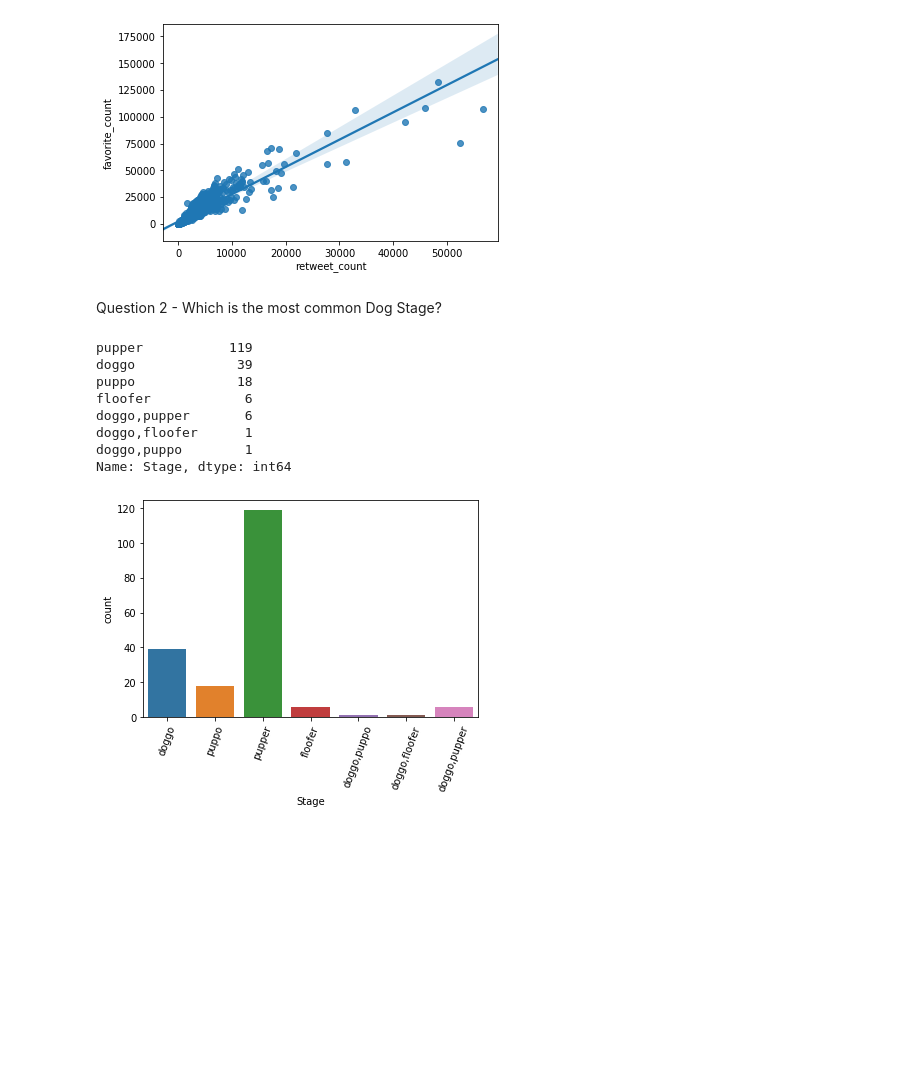
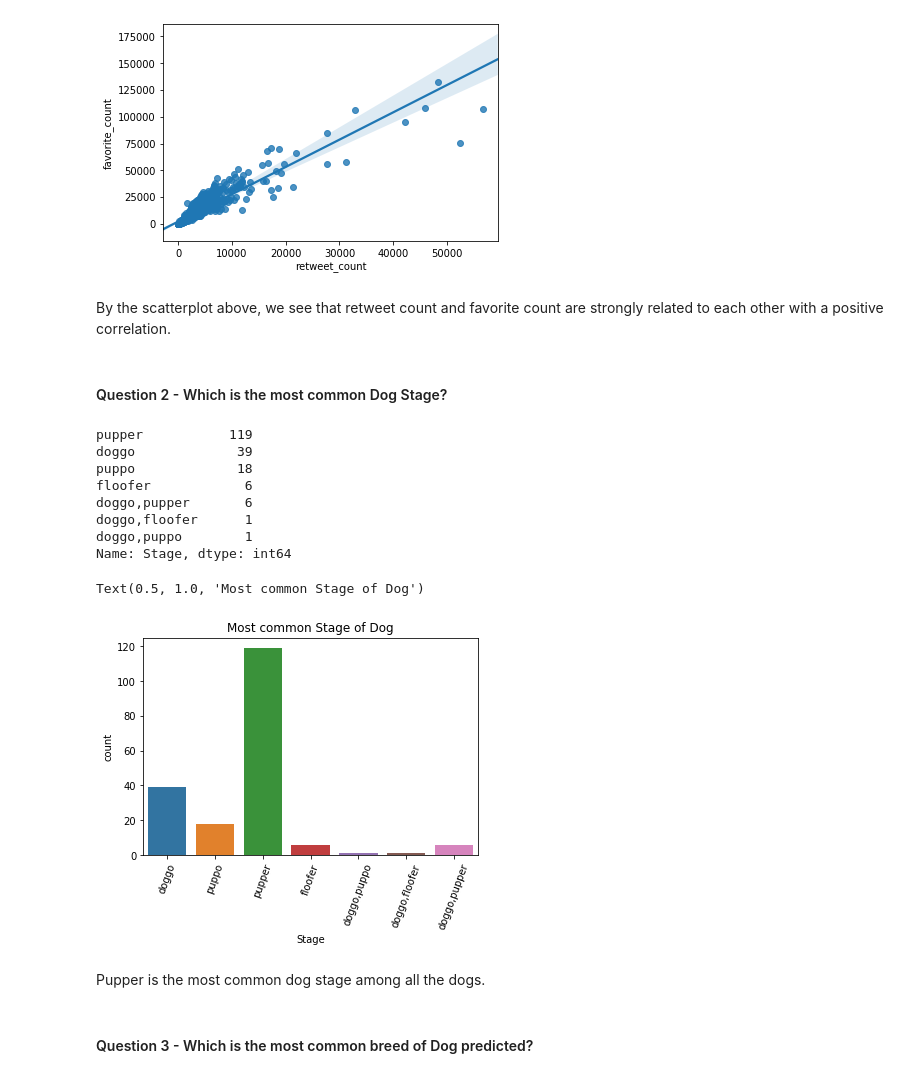
Before and after one commit to somya1212/Wrangle-and-Analyze-Twitter-Archive, a Jupyter notebook: wrangle_act.ipynb, the cells around one changed output. Drawn from its saved outputs; the diff is of its cells as text; code cells hidden in the pictures; blank space fills up the shorter version.

```diff
--- a/wrangle_act.ipynb
+++ b/wrangle_act.ipynb
@@ -954,8 +1042,10 @@ import seaborn as sns
 sns.regplot(data=df,x='retweet_count',y='favorite_count');
 # %% [output]
 [figure]
+# %% [markdown]
+By the scatterplot above, we see that retweet count and favorite count are strongly related to each other with a positive correlation.
 # %% [markdown]
-Question 2 - Which is the most common Dog Stage?
+#### Question 2 - Which is the most common Dog Stage?
 # %%
 df['Stage'].value_counts()
 # %% [output]
@@ -970,8 +1060,14 @@ Name: Stage, dtype: int64
 # %%
 sns.countplot(data=df,x='Stage')
 plt.xticks(rotation=70);
+plt.title('Most common Stage of Dog')
 # %% [output]
+Text(0.5, 1.0, 'Most common Stage of Dog')
-[figure, old version]
+[figure, new version]
+# %% [markdown]
+Pupper is the most common dog stage among all the dogs.
+# %% [markdown]
+#### Question 3 - Which is the most common breed of Dog predicted?
 # %%
 fig_dims = (8, 20)
 fig, ax = plt.subplots(figsize=fig_dims)
```
Also changed, not shown: parts of 47 cells of this notebook.
